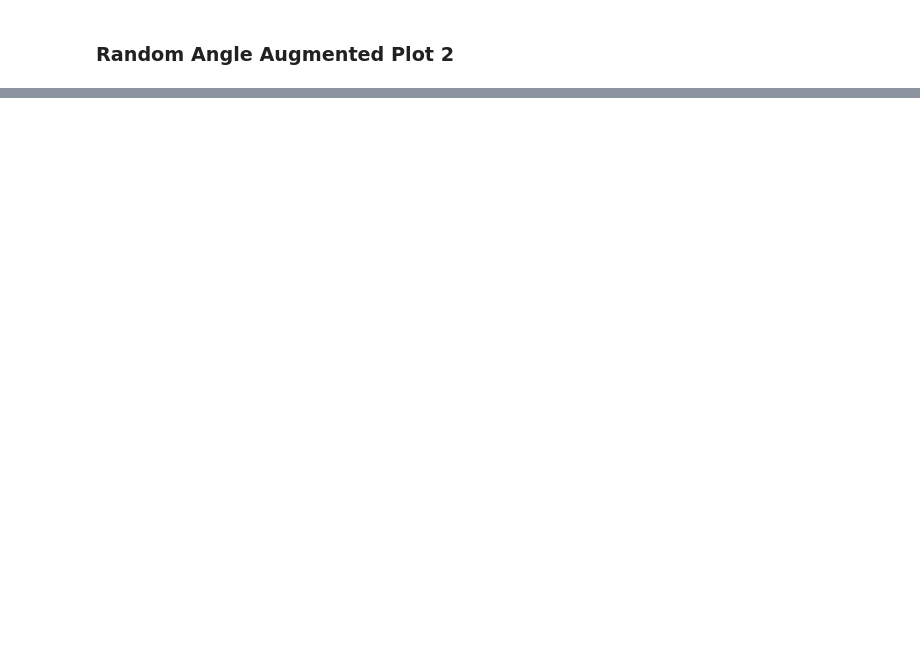
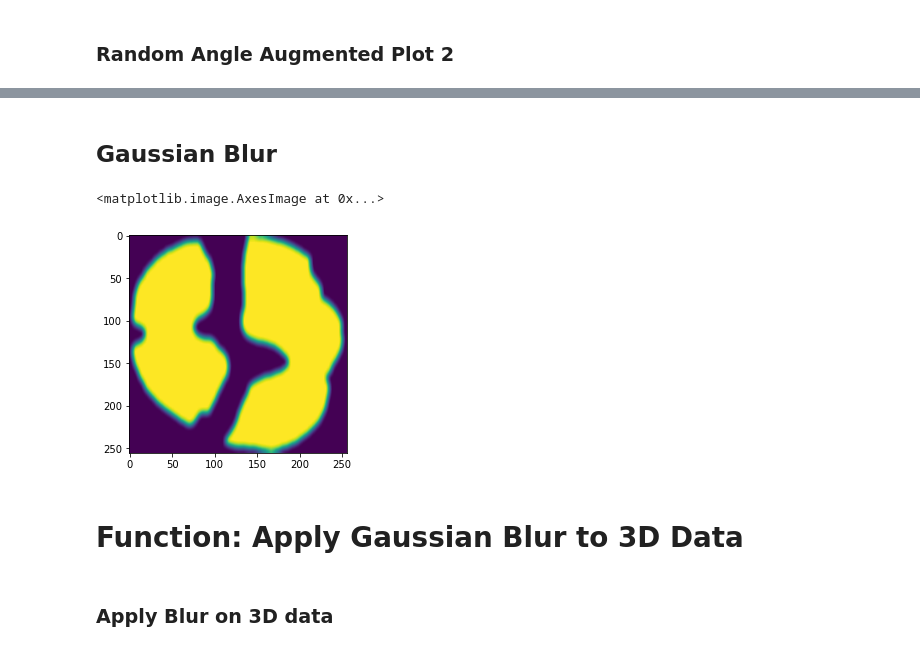
Before and after one commit to Awsaf780/STL-Processing, a Jupyter notebook: 04 - Augmentation (storage efficient) and Gaussian Blur.ipynb, the cells around one changed output, grey strips where cells are left out. Drawn from its saved outputs; the diff is of its cells as text; code cells hidden in the pictures; blank space fills up the shorter version.

```diff
--- a/04 - Augmentation (storage efficient) and Gaussian Blur.ipynb
+++ b/04 - Augmentation (storage efficient) and Gaussian Blur.ipynb
@@ -222,0 +167,10 @@ plt.imshow(sobel_OR)
+# %% [markdown]
+## Gaussian Blur
+# %%
+dst = cv2.GaussianBlur(src,(7,15),cv2.BORDER_DEFAULT)
+plt.imshow(dst)
+# %% [output]
+<matplotlib.image.AxesImage at 0x...>
+[figure, added]
+# %% [markdown]
+# Function: Apply Gaussian Blur to 3D Data
@@ -222,0 +192,2 @@ plt.imshow(sobel_OR)
+# %% [markdown]
+### Apply Blur on 3D data
```
Also changed, not shown: parts of 43 cells of this notebook.
